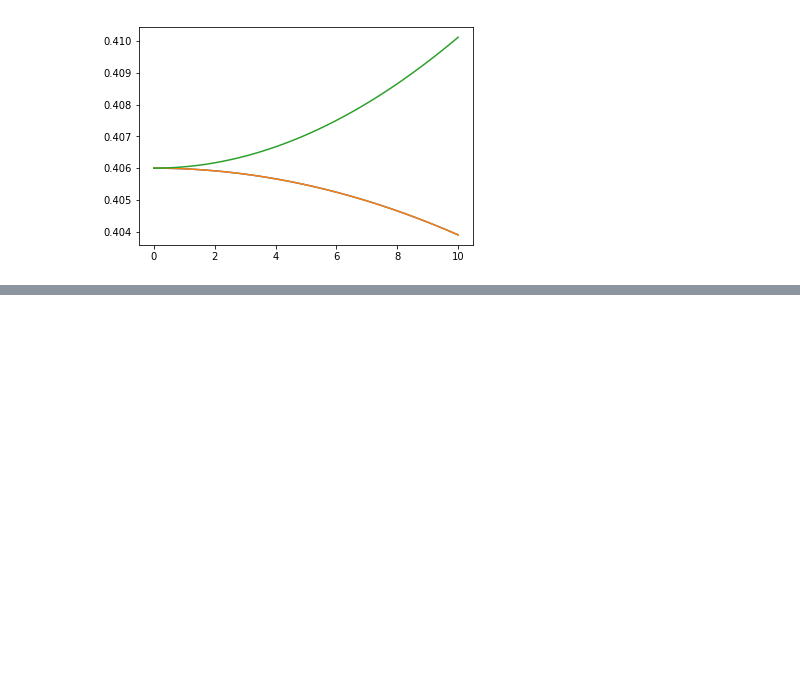
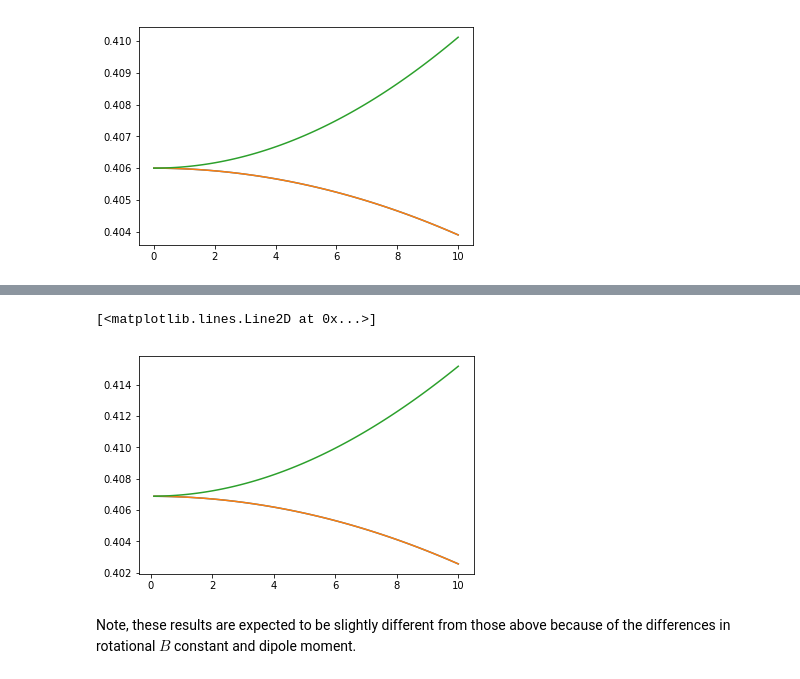
Before and after one commit to CFEL-CMI/richmol, a Jupyter notebook: doc/source/notebooks/ocs_stark.ipynb, the cells around one changed output, grey strips where cells are left out. Saved outputs shown, nothing was run; the diff lists cells and outputs as text; code cells hidden in the pictures; blank space fills up the shorter version.

```diff
--- a/doc/source/notebooks/ocs_stark.ipynb
+++ b/doc/source/notebooks/ocs_stark.ipynb
@@ -135,16 +0,0 @@ Now set-up Hamiltonian for molecule in static electric field, applied along the
-# %%
-fz = 10000 # V/cm
-field = [0, 0, fz * 100]   # convert field to V/m
-H = -1.0 * dipole * field   # molecule-field Hamiltonian = -muZ * Fz
-hmat = H.matrix(psi, plus_diag=True)   # matrix representation of H = H_molecule - muZ * Fz
-enr, vec = np.linalg.eigh(hmat) #   diagonalize
-
-# for zero field, it should give us field-free energies
-fz = 0
-field = [0, 0, fz * 100]
-H = -1.0 * dipole * field
-hmat = H.matrix(psi, plus_diag=True)
-enr0, _ = np.linalg.eigh(hmat)
-
-# print Stark shifts
-print("Fz =", fz, "Stark shifts =", enr)
@@ -250,0 +137,52 @@ plt.plot(stark[:,0], stark[:,4])
+# %%
+# Load field-free data and compute field-dressed states
+
+from richmol.extfield import States, Tensor, Hamiltonian, mu_au_to_Cm, planck, c_vac
+from richmol import rchm
+
+Jmax = 10
+
+richmol_file = "ocs_j0_j10.h5"
+
+# field-free states
+states = States(richmol_file, 'h0', [J for J in range(Jmax + 1)], emin=0, emax=10000)
+
+# dipole matrix elements
+mu = Tensor(richmol_file, 'mu', states, states)
+mu.mul(-1.0)
+
+stark = []
+
+for Fz in np.linspace(0.1, 10, 100): # field in kV
+
+    #print("do fz =", Fz, "kV/cm ...")
+    field = [0, 0, Fz * 1000 *100] # field in V/m
+
+    # multiply dipole with external field
+    mu2 = mu * field
+
+    # convert dipole[au]*field[V/m] into [cm^-1]
+    fac = mu_au_to_Cm / (planck * c_vac) / 100.0
+    mu2.mul(fac)
+
+    # combine -dipole*field with field-free Hamiltonian
+    ham = Hamiltonian(mu=mu2, h0=states)
+
+    # matrix representation of Hamiltonian
+    hmat = ham.tomat(form='full')
+
+    # eigenvalues and eigenvectors
+    enr, vec = np.linalg.eigh(hmat)
+
+    stark.append([Fz, *enr])
+
+stark = np.array(stark)
+
+plt.plot(stark[:,0], stark[:,2])
+plt.plot(stark[:,0], stark[:,3])
+plt.plot(stark[:,0], stark[:,4])
+# %% [output]
+[<matplotlib.lines.Line2D at 0x...>]
+[figure, added]
+# %% [markdown]
+Note, these results are expected to be slightly different from those above because of the differences in rotational $B$ constant and dipole moment.
```
Also changed, not shown: parts of 19 cells of this notebook, 6 other files.
